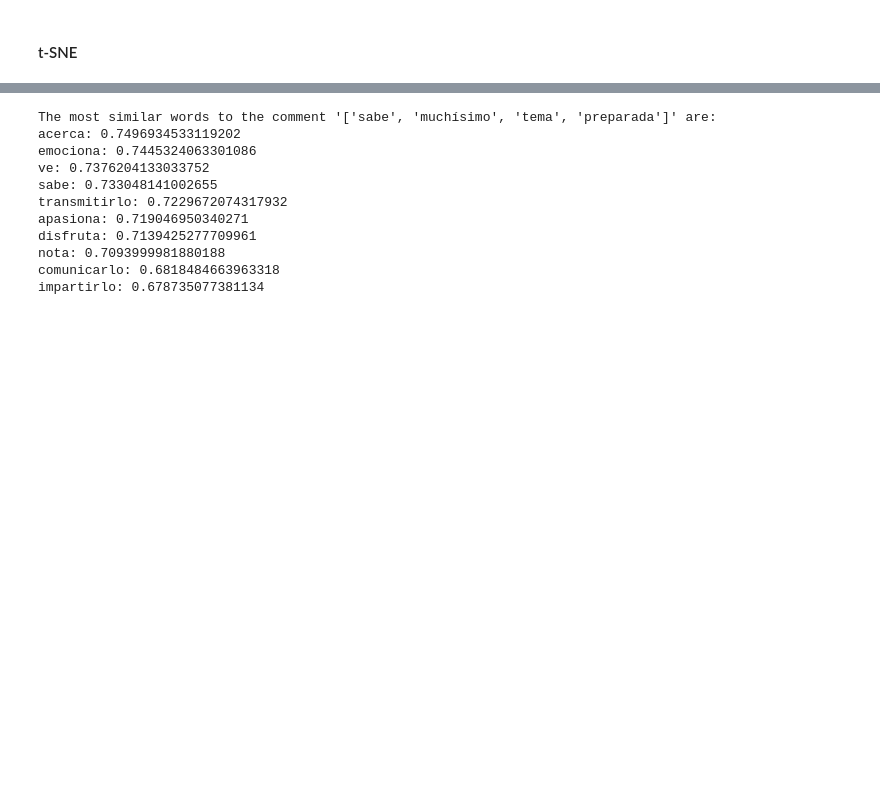
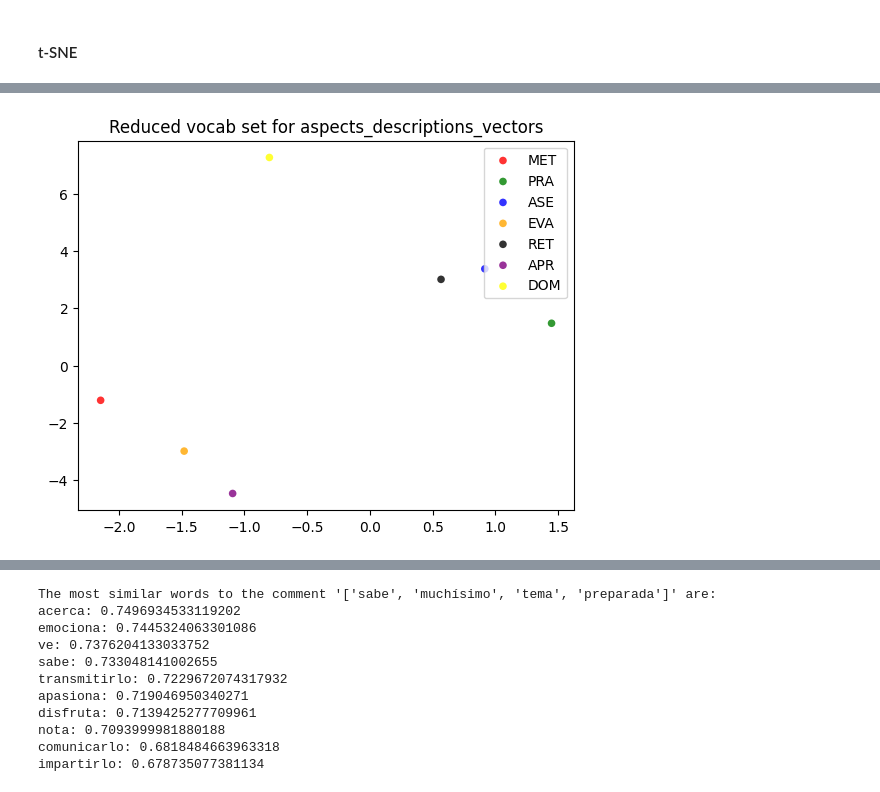
Before and after one commit to Ein-Bebop/ThesisProject, a Jupyter notebook: Thesis_Project_2024.ipynb, the cells around one changed output, grey strips where cells are left out. Drawn from its saved outputs; the diff is of its cells as text; code cells hidden in the pictures; blank space fills up the shorter version.

```diff
--- a/Thesis_Project_2024.ipynb
+++ b/Thesis_Project_2024.ipynb
@@ -1043,3 +1021,0 @@ Name: count, dtype: int64
-# %%
-aspects.append('MEJ')
-aspects
@@ -1110,0 +1055,6 @@ ValueError: Mime type rendering requires nbformat>=4.2.0 but it is not installed
+# %%
+tsne = TSNE(n_components=2, random_state=0)
+X_tsne = tsne.fit_transform(np.array(aspects_description_vectors).T)
+two_d_graph(X_tsne, 'Reduced vocab set for aspects_descriptions_vectors')
+# %% [output]
+[figure, added]
```
Also changed, not shown: parts of 28 cells of this notebook.
